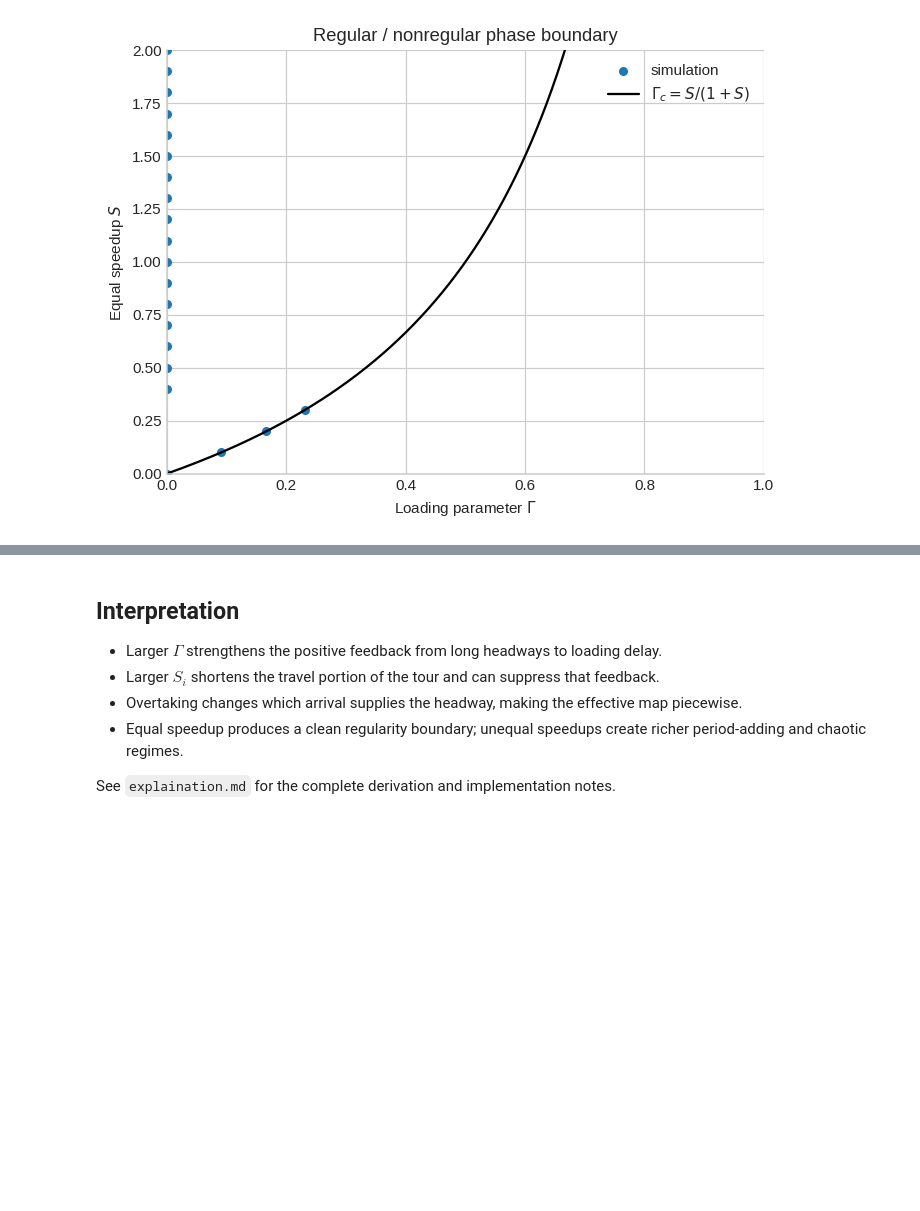
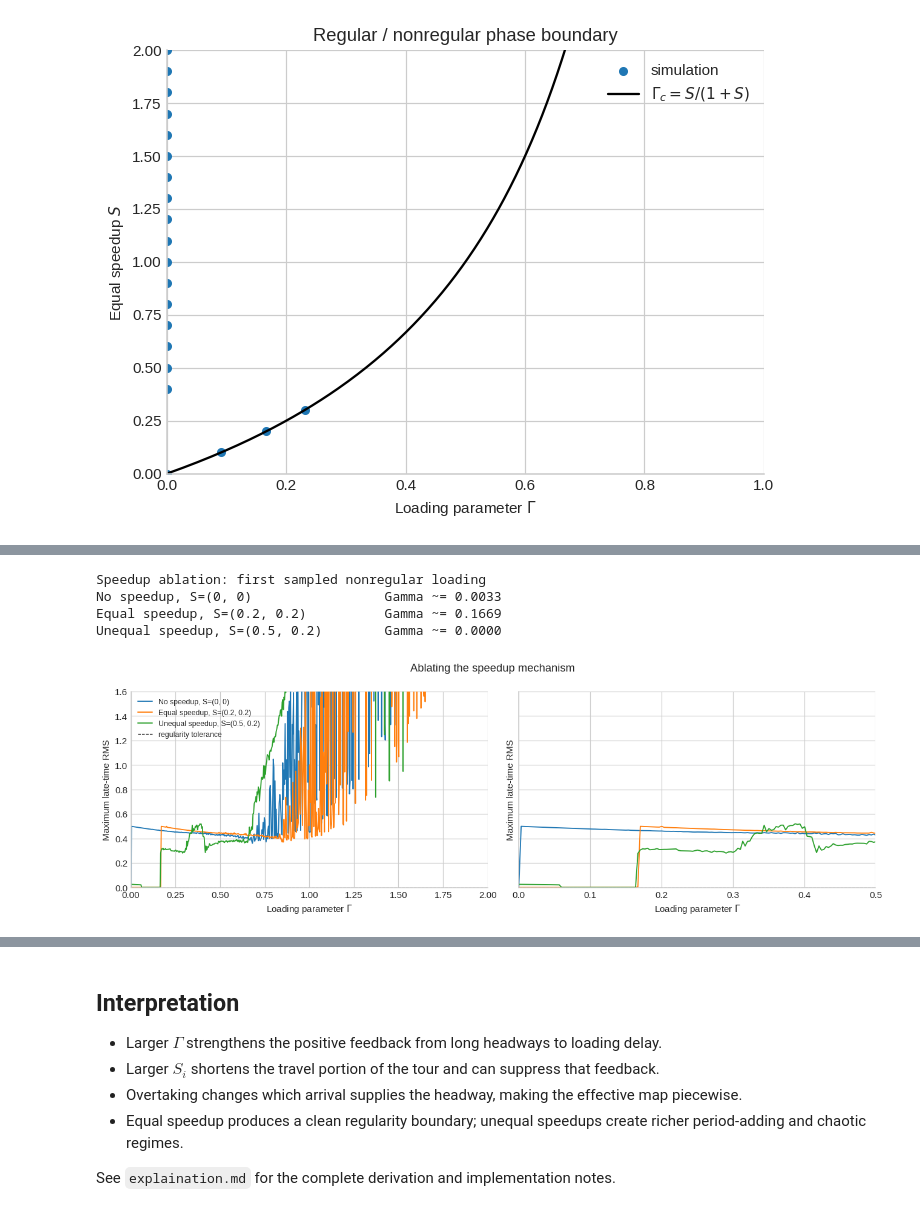
Before and after one commit to huyng26/Chaos-control-and-schedule-of-shuttle-buses, a Jupyter notebook: Reimplementation.ipynb, the cells around one changed output, grey strips where cells are left out. Saved outputs shown, nothing was run; the diff lists cells and outputs as text; code cells hidden in the pictures; blank space fills up the shorter version.

Commit message:
add ablations study

```diff
--- a/Reimplementation.ipynb
+++ b/Reimplementation.ipynb
@@ -215,0 +224,69 @@ plt.show()
+# %%
+def max_late_rms(record):
+    """Return the largest late-time RMS across the four paper observables."""
+    if record["diverged"]:
+        return np.inf
+    rms_values = [record["stats"][name]["rms"] for name in ("H1", "H2", "DT1", "DT2")]
+    finite = np.asarray(rms_values, dtype=float)
+    finite = finite[np.isfinite(finite)]
+    return float(np.max(finite)) if finite.size else np.inf
+
+
+def first_nonregular_gamma(records, tolerance=1e-4):
+    """Locate the first sampled loading value whose late-time RMS is nonzero."""
+    for record in records:
+        if max_late_rms(record) > tolerance:
+            return record["gamma"]
+    return np.nan
+
+
+def sweep_ablation(gammas, speedups, model=simulate, num_trips=1_200, burn_in=900, stop=1_100):
+    """Run an ablation sweep with a buffer after the measured late-time window."""
+    records = []
+    for gamma in np.asarray(gammas):
+        simulation = model(INITIAL_TIMES, gamma, speedups, num_trips)
+        values = window_observables(simulation, burn_in, stop)
+        records.append({
+            "gamma": gamma,
+            "values": values,
+            "stats": summarize(values),
+            "diverged": simulation.diverged,
+        })
+    return records
+
+
+speedup_ablation = {
+    "No speedup, S=(0, 0)": sweep_ablation(gammas, (0.0, 0.0)),
+    "Equal speedup, S=(0.2, 0.2)": sweep_ablation(gammas, (0.2, 0.2)),
+    "Unequal speedup, S=(0.5, 0.2)": sweep_ablation(gammas, (0.5, 0.2)),
+}
+
+print("Speedup ablation: first sampled nonregular loading")
+for label, records in speedup_ablation.items():
+    transition = first_nonregular_gamma(records)
+    print(f"{label:<36} Gamma ~= {transition:.4f}")
+
+fig, axes = plt.subplots(1, 2, figsize=(12, 4), sharey=True)
+for label, records in speedup_ablation.items():
+    x = np.array([record["gamma"] for record in records])
+    y = np.array([max_late_rms(record) for record in records])
+    y = np.where(np.isfinite(y), y, np.nan)
+    axes[0].plot(x, y, linewidth=1.2, label=label)
+    axes[1].plot(x, y, linewidth=1.2, label=label)
+
+for ax, xlim in zip(axes, ((0, 2), (0, 0.5))):
+    ax.axhline(1e-4, color="black", linestyle="--", linewidth=0.8, label="regularity tolerance")
+    ax.set_xlim(*xlim)
+    ax.set_xlabel(r"Loading parameter $\Gamma$")
+    ax.set_ylabel(r"Maximum late-time RMS")
+    ax.set_ylim(0, 1.6)
+axes[0].legend(fontsize=8)
+fig.suptitle("Ablating the speedup mechanism")
+fig.tight_layout()
+plt.show()
+# %% [output]
+Speedup ablation: first sampled nonregular loading
+No speedup, S=(0, 0)                 Gamma ~= 0.0033
+Equal speedup, S=(0.2, 0.2)          Gamma ~= 0.1669
+Unequal speedup, S=(0.5, 0.2)        Gamma ~= 0.0000
+[figure, added]
```
Also changed, not shown: parts of 4 cells of this notebook.
